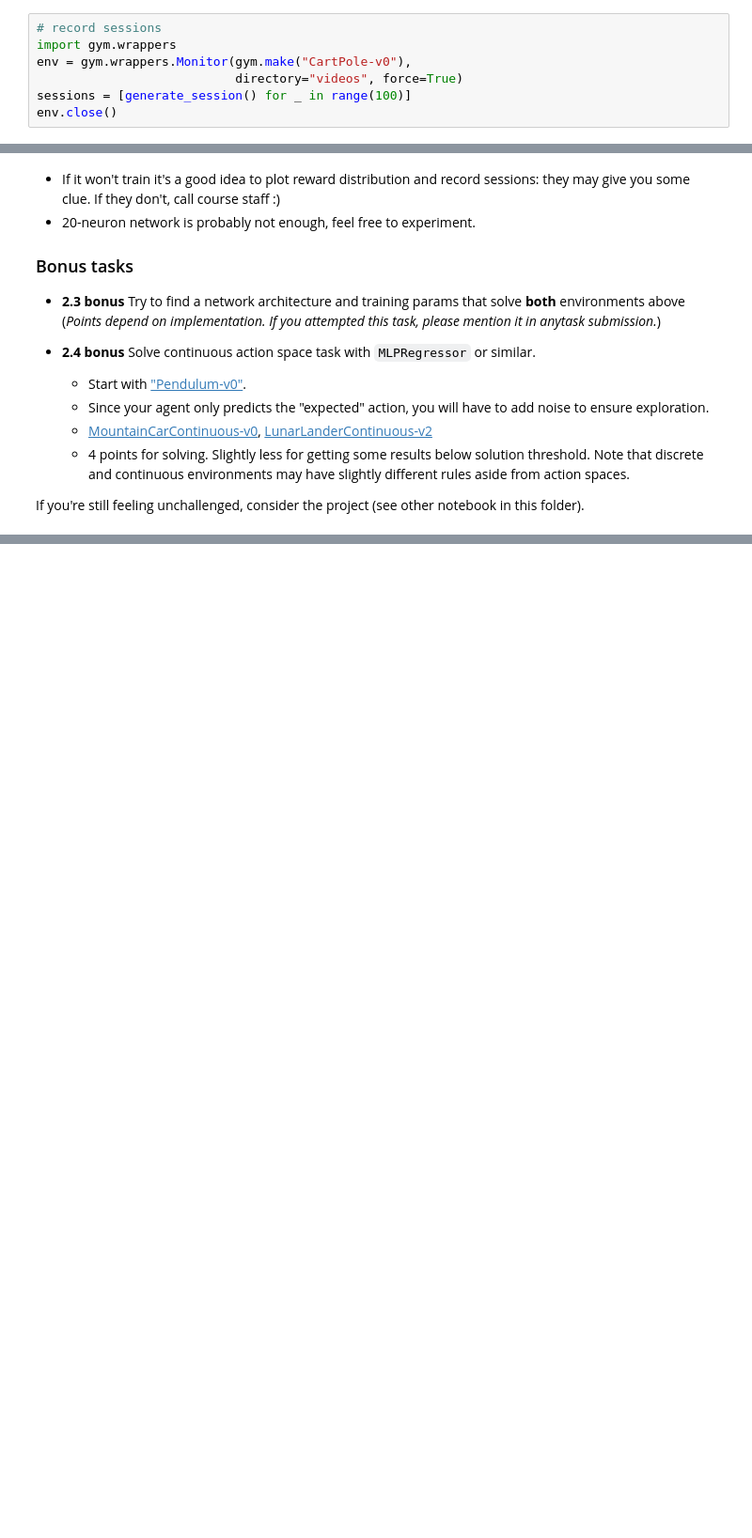
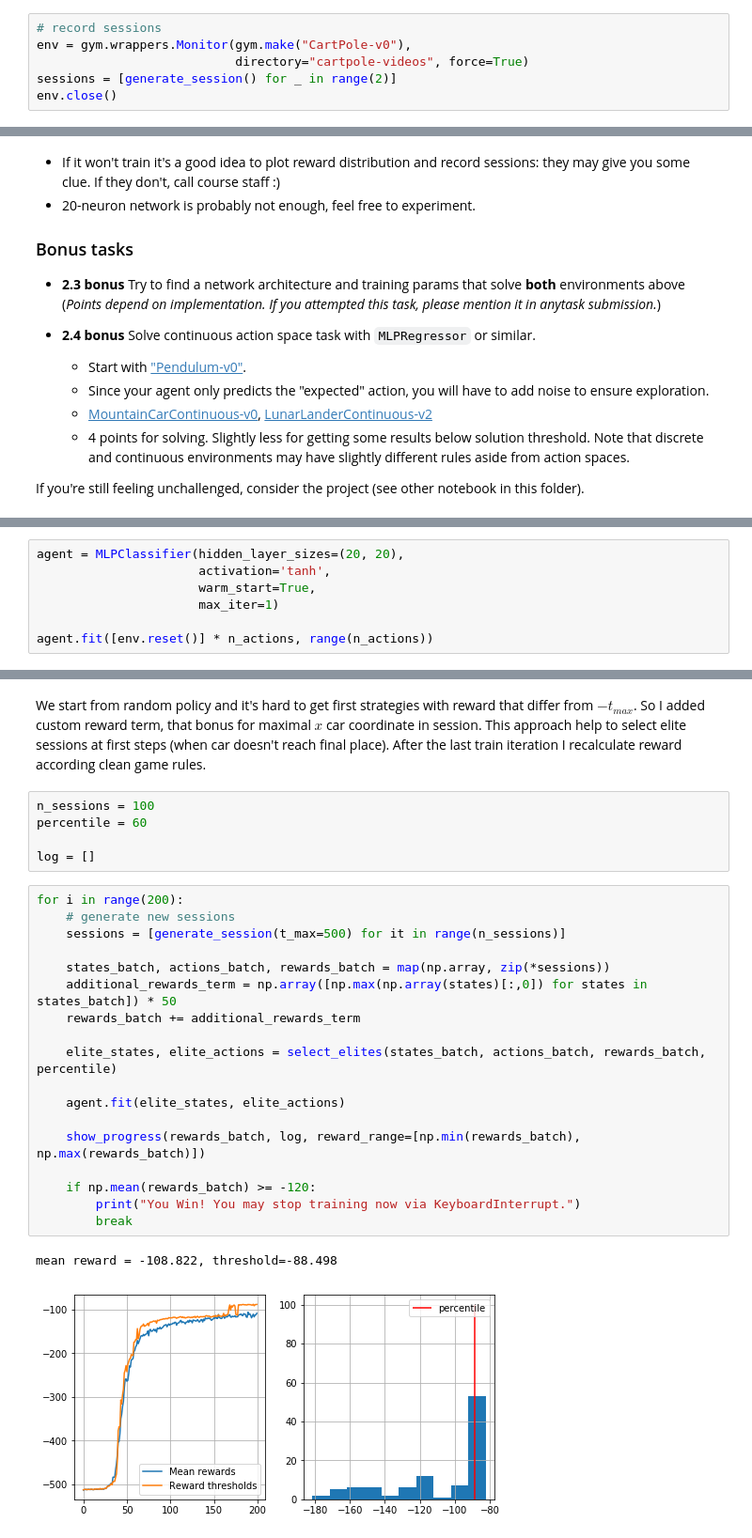
Before and after one commit to dimaischenko/Practical_RL, a Jupyter notebook: week01_intro/crossentropy_method.ipynb, the cells around one changed output, grey strips where cells are left out. Shown at 94% size. Drawn from its saved outputs; the diff is of its cells as text; blank space fills up the shorter version.

```diff
--- a/week01_intro/crossentropy_method.ipynb
+++ b/week01_intro/crossentropy_method.ipynb
@@ -382,9 +367,8 @@ You Win! You may stop training now via KeyboardInterrupt.
 # Results
 # %%
 # record sessions
-import gym.wrappers
 env = gym.wrappers.Monitor(gym.make("CartPole-v0"),
-                           directory="videos", force=True)
-sessions = [generate_session() for _ in range(100)]
+                           directory="cartpole-videos", force=True)
+sessions = [generate_session() for _ in range(2)]
 env.close()
 # %%
@@ -470,0 +462,7 @@ If you're still feeling unchallenged, consider the project (see other notebook i
+# %%
+agent = MLPClassifier(hidden_layer_sizes=(20, 20),
+                      activation='tanh',
+                      warm_start=True,
+                      max_iter=1)
+
+agent.fit([env.reset()] * n_actions, range(n_actions))
@@ -470,0 +504,28 @@ If you're still feeling unchallenged, consider the project (see other notebook i
+# %% [markdown]
+We start from random policy and it's hard to get first strategies with reward that differ from $-t_{max}$. So I added custom reward term, that bonus for maximal $x$ car coordinate in session. This approach help to select elite sessions at first steps (when car doesn't reach final place). After the last train iteration I recalculate reward according clean game rules.
+# %%
+n_sessions = 100
+percentile = 60
+
+log = []
+# %%
+for i in range(200):
+    # generate new sessions
+    sessions = [generate_session(t_max=500) for it in range(n_sessions)]
+
+    states_batch, actions_batch, rewards_batch = map(np.array, zip(*sessions))
+    additional_rewards_term = np.array([np.max(np.array(states)[:,0]) for states in states_batch]) * 50
+    rewards_batch += additional_rewards_term
+
+    elite_states, elite_actions = select_elites(states_batch, actions_batch, rewards_batch, percentile)
+
+    agent.fit(elite_states, elite_actions)
+
+    show_progress(rewards_batch, log, reward_range=[np.min(rewards_batch), np.max(rewards_batch)])
+
+    if np.mean(rewards_batch) >= -120:
+        print("You Win! You may stop training now via KeyboardInterrupt.")
+        break
+# %% [output]
+mean reward = -108.822, threshold=-88.498
+[figure, added]
```
Also changed, not shown: parts of 29 cells of this notebook, 1 other file.
